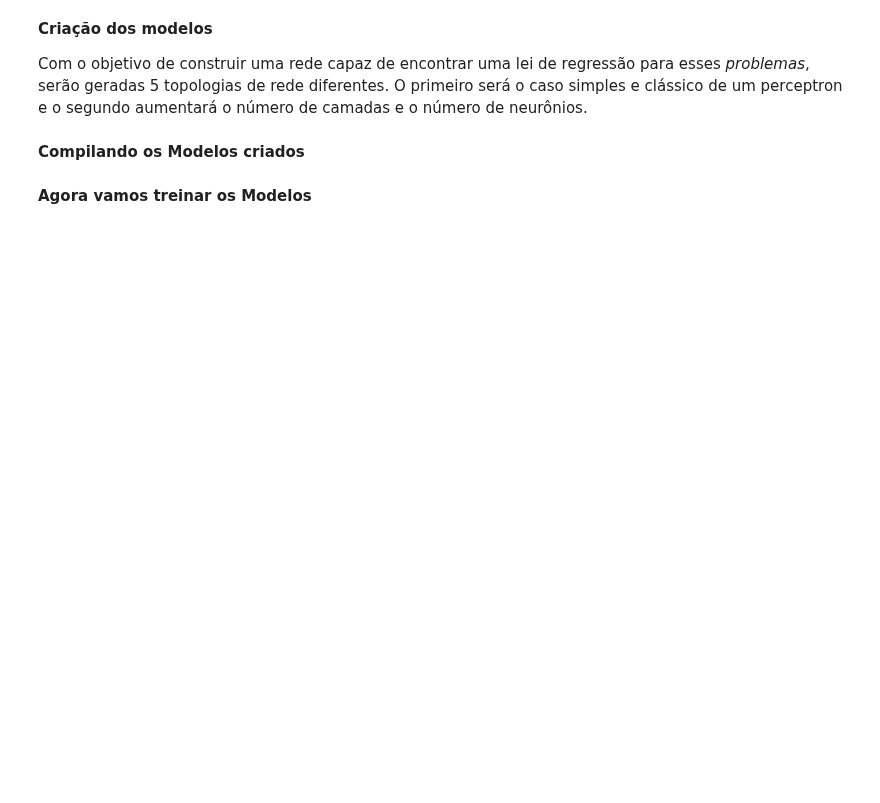
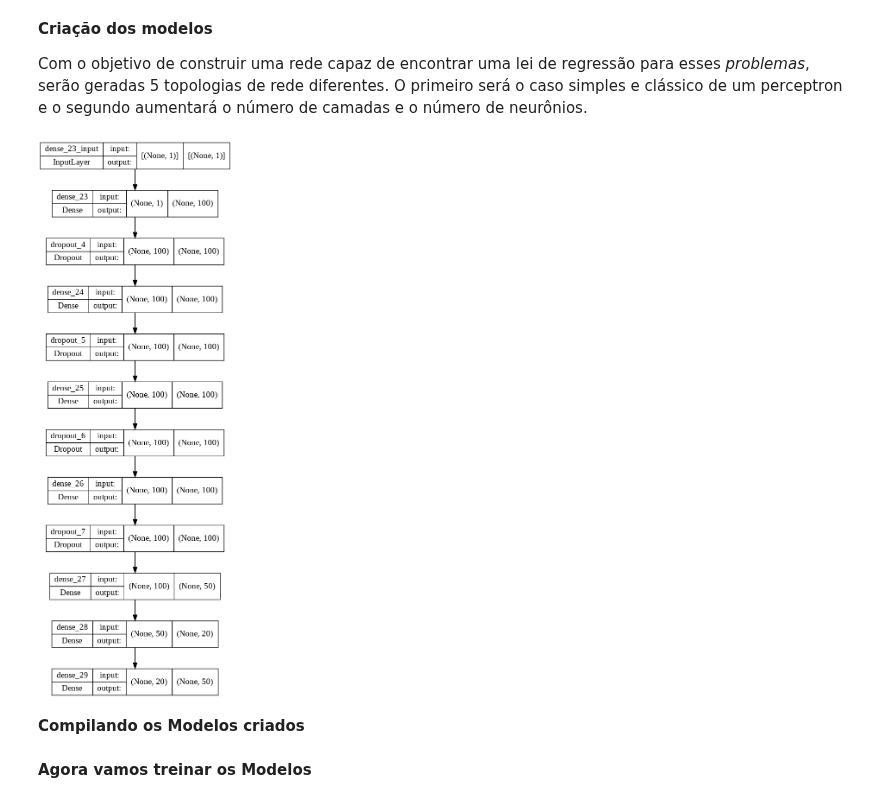
Before and after one commit to lourencocavalcante/Neurocomputacao, a Jupyter notebook: CAP351_Projeto_01_MLP.ipynb, the cells around one changed output. Saved outputs shown, nothing was run; the diff lists cells and outputs as text; code cells hidden in the pictures; blank space fills up the shorter version.

```diff
--- a/CAP351_Projeto_01_MLP.ipynb
+++ b/CAP351_Projeto_01_MLP.ipynb
@@ -159,7 +167,7 @@ fl2 = 0.0
 drop = 0.2
 
 sgd = tf.keras.optimizers.SGD(learning_rate=0.01, momentum=0.0)
-sgd_momentum_060 = SGD(learning_rate=0.01, decay=1e-6, momentum=0.60, nesterov=True)
+sgd_momentum_060 = SGD(learning_rate=0.01, decay=1e-6, momentum=0.20, nesterov=True) #0.60
 adam = tf.keras.optimizers.Adam()
 
 #modelo_a
@@ -169,33 +177,35 @@ modelo_a.add(keras.layers.Dense(units=1, activation="linear"))
 #tf.keras.utils.plot_model(modelo_a, show_shapes=True)
 
 #modelo_b
 modelo_b = keras.Sequential()
 modelo_b.add(keras.layers.Dense(units=5, input_shape=[1], activation="tanh"))
 modelo_b.add(keras.layers.Dense(units=5, activation="tanh"))
 modelo_b.add(keras.layers.Dense(units=1, activation="linear"))
 #tf.keras.utils.plot_model(modelo_b, show_shapes=True)
 
 #modelo_c
 modelo_c = keras.Sequential()
 modelo_c.add(keras.layers.Dense(units=5, input_shape=[1], activation="tanh"))
 modelo_c.add(keras.layers.Dense(units=5, activation="tanh"))
 modelo_c.add(keras.layers.Dense(units=1, activation="linear"))
 #tf.keras.utils.plot_model(modelo_c, show_shapes=True)
 
 #modelo_final
 modelo_final = keras.Sequential()
 modelo_final.add(keras.layers.Dense(units=100, kernel_regularizer=l2(fl2), input_shape=[1], activation="tanh"))
 modelo_final.add(Dropout(drop))
 modelo_final.add(keras.layers.Dense(units=100, kernel_regularizer=l2(fl2), activation="tanh"))
 modelo_final.add(Dropout(drop))
 modelo_final.add(keras.layers.Dense(units=100, kernel_regularizer=l2(fl2), activation="tanh"))
 modelo_final.add(Dropout(drop))
 modelo_final.add(keras.layers.Dense(units=100, kernel_regularizer=l2(fl2), activation="tanh"))
 modelo_final.add(Dropout(drop))
 modelo_final.add(keras.layers.Dense(units=50, kernel_regularizer=l2(fl2), activation="tanh"))
 modelo_final.add(keras.layers.Dense(units=20, kernel_regularizer=l2(fl2), activation="sigmoid"))
 modelo_final.add(keras.layers.Dense(units=50, activation="linear"))
 tf.keras.utils.plot_model(modelo_final, show_shapes=True)
+# %% [output]
+[figure, added]
 # %% [markdown]
 **Compilando os Modelos criados**
 # %%
```
Also changed, not shown: parts of 14 cells of this notebook.
